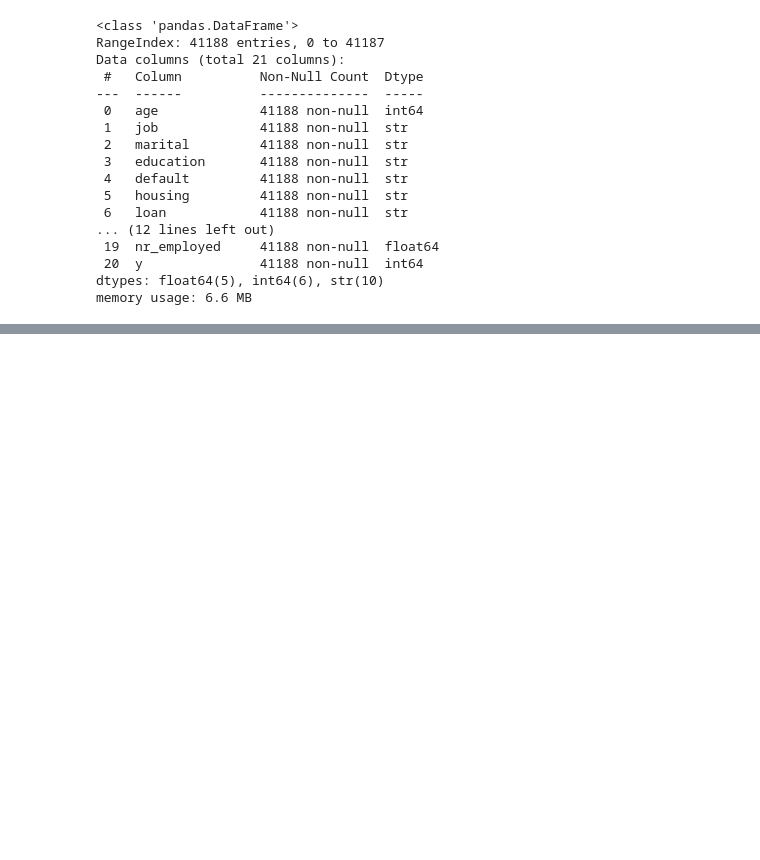
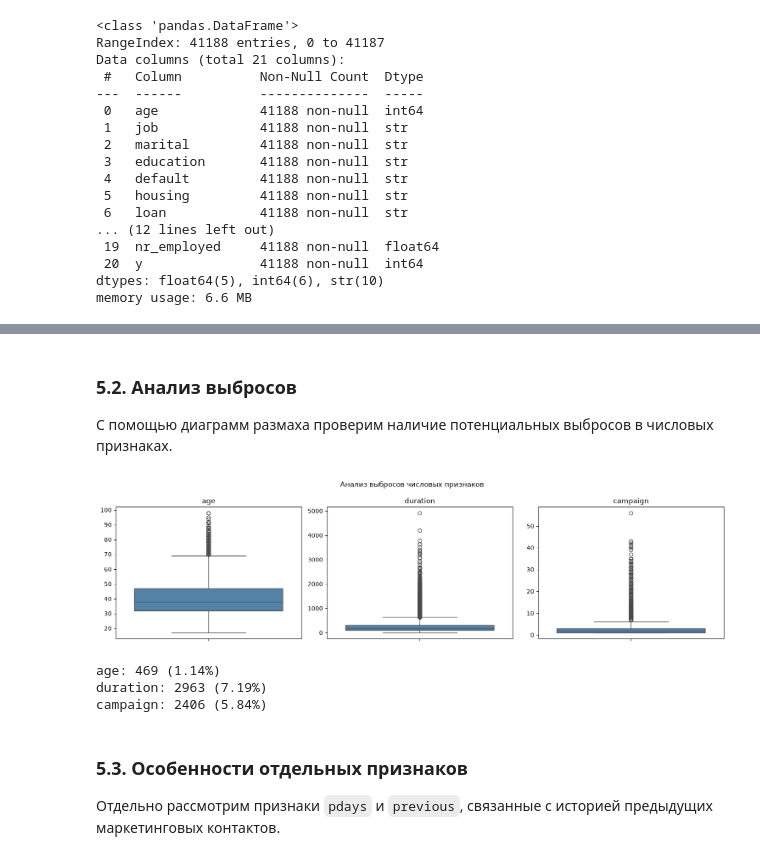
Before and after one commit to victoriia-warexify/bank-marketing-ml, a Jupyter notebook: notebooks/01_eda.ipynb, the cells around one changed output, grey strips where cells are left out. Drawn from its saved outputs; the diff is of its cells as text; code cells hidden in the pictures; blank space fills up the shorter version.

```diff
--- a/notebooks/01_eda.ipynb
+++ b/notebooks/01_eda.ipynb
@@ -68,0 +329,53 @@ See https://pandas.pydata.org/docs/user_guide/migration-3-strings.html#string-mi
+# %% [markdown]
+### 5.2. Анализ выбросов
+
+С помощью диаграмм размаха проверим наличие потенциальных выбросов в числовых признаках.
+# %%
+cols = ['age', 'duration', 'campaign']
+
+fig, axes = plt.subplots(1, 3, figsize=(15, 4))
+
+for ax, col in zip(axes, cols):
+    sns.boxplot(
+        data=df,
+        y=col,
+        ax=ax,
+        color='steelblue'
+    )
+
+    ax.set_title(col)
+    ax.set_ylabel('')
+
+plt.suptitle('Анализ выбросов числовых признаков')
+
+plt.tight_layout()
+plt.show()
+# %% [output]
+[figure, added]
+# %%
+for col in cols:
+    Q1 = df[col].quantile(0.25)
+    Q3 = df[col].quantile(0.75)
+
+    IQR = Q3 - Q1
+
+    lower = Q1 - 1.5 * IQR
+    upper = Q3 + 1.5 * IQR
+
+    outliers = (
+        (df[col] < lower) |
+        (df[col] > upper)
+    )
+
+    print(
+        f'{col}: {outliers.sum()} '
+        f'({outliers.mean() * 100:.2f}%)'
+    )
+# %% [output]
+age: 469 (1.14%)
+duration: 2963 (7.19%)
+campaign: 2406 (5.84%)
+# %% [markdown]
+### 5.3. Особенности отдельных признаков
+
+Отдельно рассмотрим признаки `pdays` и `previous`, связанные с историей предыдущих маркетинговых контактов.
```
Also changed, not shown: parts of 64 cells of this notebook.
